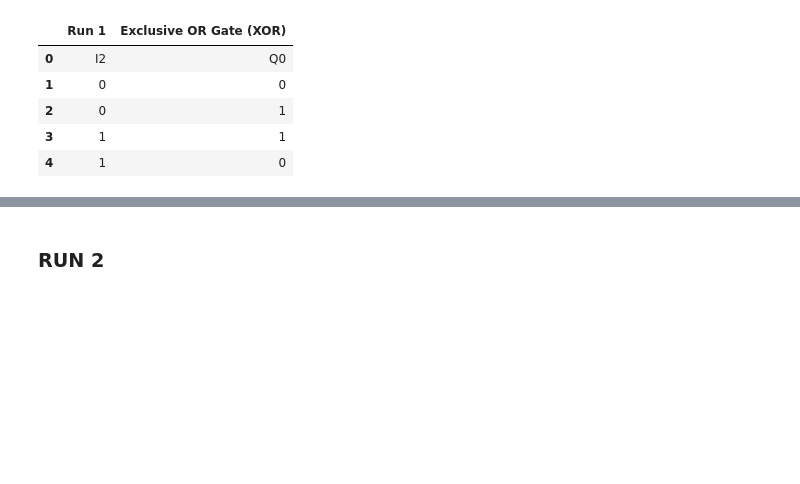
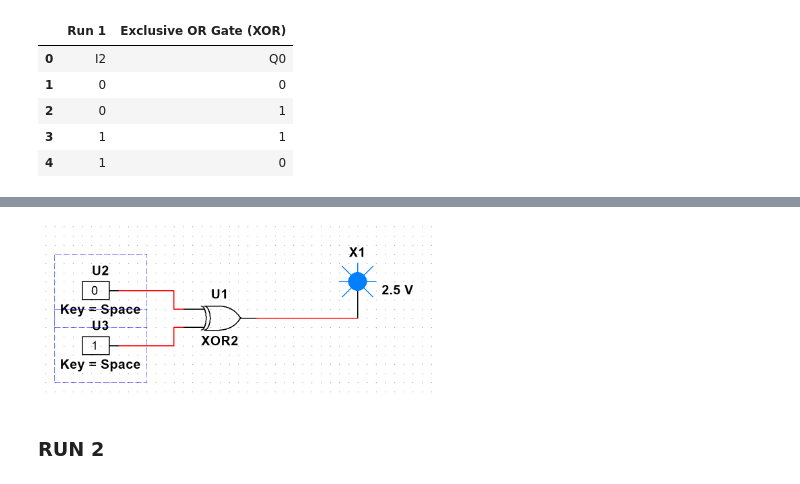
Before and after one commit to cbamedjonekou/cbamedjonekou.github.io, a Jupyter notebook: Labs/EET 2162-E242 (Digital Electronics) Lab 3.ipynb, the cells around one changed output, grey strips where cells are left out. Cells and saved outputs as stored; diff of their text form; code cells hidden in the pictures; blank space fills up the shorter version.

```diff
--- a/Labs/EET 2162-E242 (Digital Electronics) Lab 3.ipynb
+++ b/Labs/EET 2162-E242 (Digital Electronics) Lab 3.ipynb
@@ -89,3 +91,7 @@ i(filename= '/Users/Chris/Desktop/Images/DC12.png', width= 400, height= 400)
+# %%
+i(filename= '/Users/Chris/Desktop/Images/DC19.png', width= 400, height= 400)
+# %% [output]
+[figure, added]
 # %% [markdown]
 ### RUN 2
 # %%
```
Also changed, not shown: parts of 5 cells of this notebook, 5 other files.
